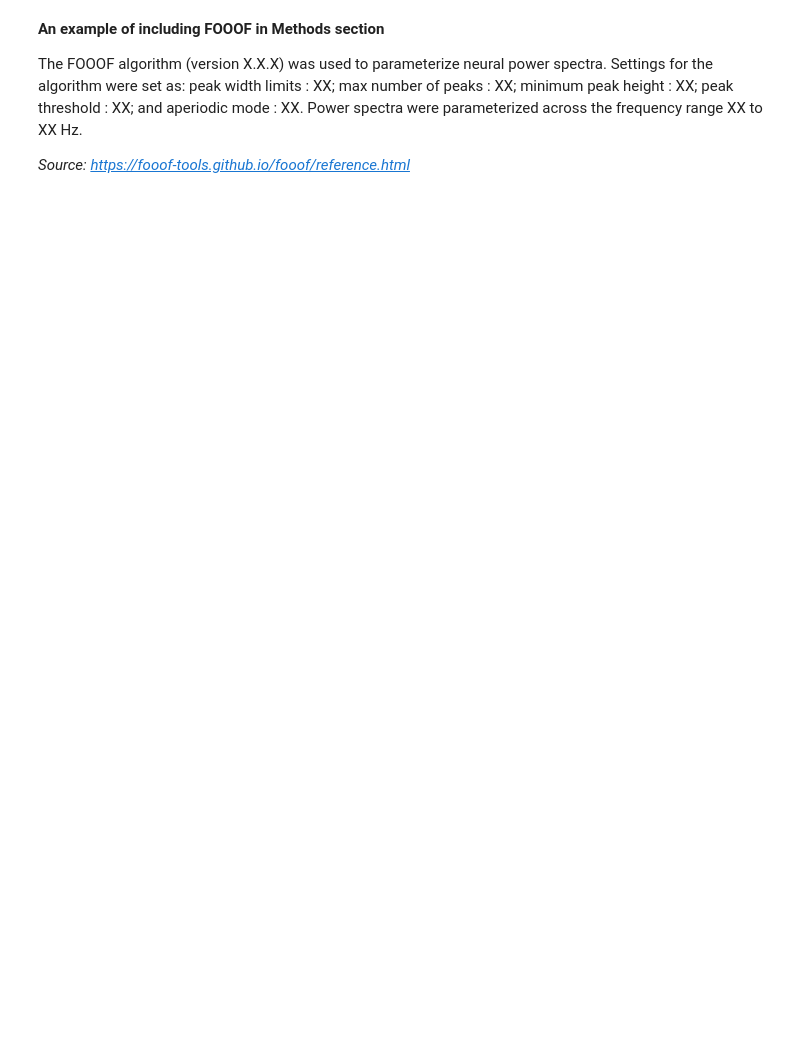
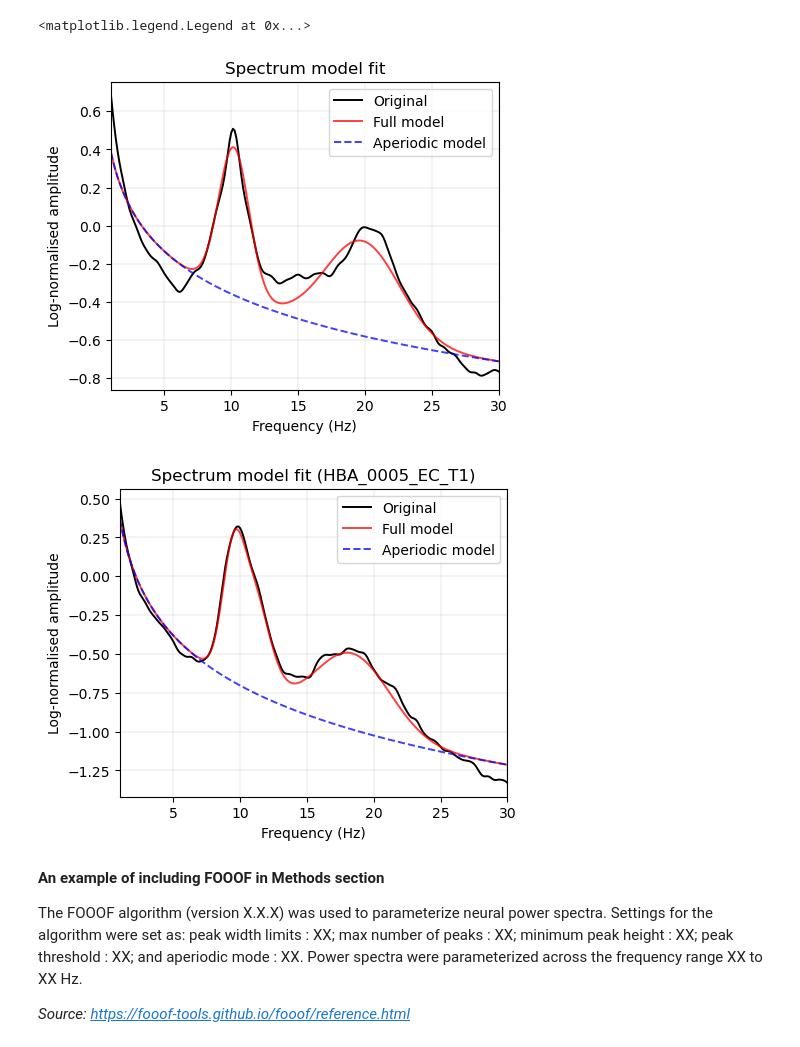
Before and after one commit to teanijarv/EEG-pyline, a Jupyter notebook: resting_one_over_f.ipynb, the cells around one changed output. Cells and saved outputs as stored; diff of their text form; code cells hidden in the pictures; blank space fills up the shorter version.

```diff
--- a/resting_one_over_f.ipynb
+++ b/resting_one_over_f.ipynb
@@ -182,3 +188,45 @@ plt.show()
+# %%
+psds_allsubjects = psds_allch.mean(axis=0)
+
+fm.fit(freqs,psds_allsubjects,freq_range)
+
+fig, axs = plt.subplots(nrows=1, ncols=1, figsize=(5,4))
+plot_spectrum(fm.freqs, fm.power_spectrum,
+                      ax=axs, plot_style=None, **data_kwargs)
+plot_spectrum(fm.freqs, fm.fooofed_spectrum_,
+                ax=axs, plot_style=None, **model_kwargs)
+plot_spectrum(fm.freqs, fm._ap_fit,
+                ax=axs, plot_style=None, **aperiodic_kwargs)
+axs.set_xlim(freq_range)
+axs.grid(linewidth=0.2)
+axs.set_xlabel('Frequency (Hz)')
+axs.set_ylabel('Log-normalised amplitude')
+axs.set_title('Spectrum model fit')
+axs.legend()
+#plt.savefig(dpi=300,fname='all_participants_fooof.png')
+
+psds_oneparticipants = psds_temp
+
+fm.fit(freqs,psds_oneparticipants,freq_range)
+
+fig, axs = plt.subplots(nrows=1, ncols=1, figsize=(5,4))
+plot_spectrum(fm.freqs, fm.power_spectrum,
+                      ax=axs, plot_style=None, **data_kwargs)
+plot_spectrum(fm.freqs, fm.fooofed_spectrum_,
+                ax=axs, plot_style=None, **model_kwargs)
+plot_spectrum(fm.freqs, fm._ap_fit,
+                ax=axs, plot_style=None, **aperiodic_kwargs)
+axs.set_xlim(freq_range)
+axs.grid(linewidth=0.2)
+axs.set_xlabel('Frequency (Hz)')
+axs.set_ylabel('Log-normalised amplitude')
+axs.set_title('Spectrum model fit ({})'.format(subject_names[i]))
+axs.legend()
+#plt.savefig(dpi=300,fname='{}_fooof.png'.format(subject_names[i]))
+# %% [output]
+<matplotlib.legend.Legend at 0x...>
+[figure, added]
+[figure, added]
 # %%
 # df_exponents = pd.DataFrame({'Frontal': aps[0,:,1],
 #                        'Parietal': aps[1,:,1]})
```
Also changed, not shown: parts of 3 cells of this notebook, 1 other file.
